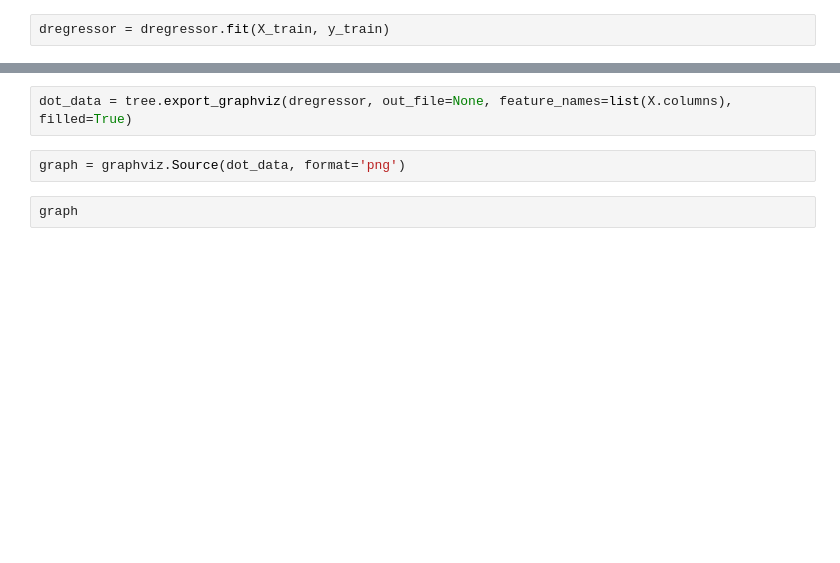
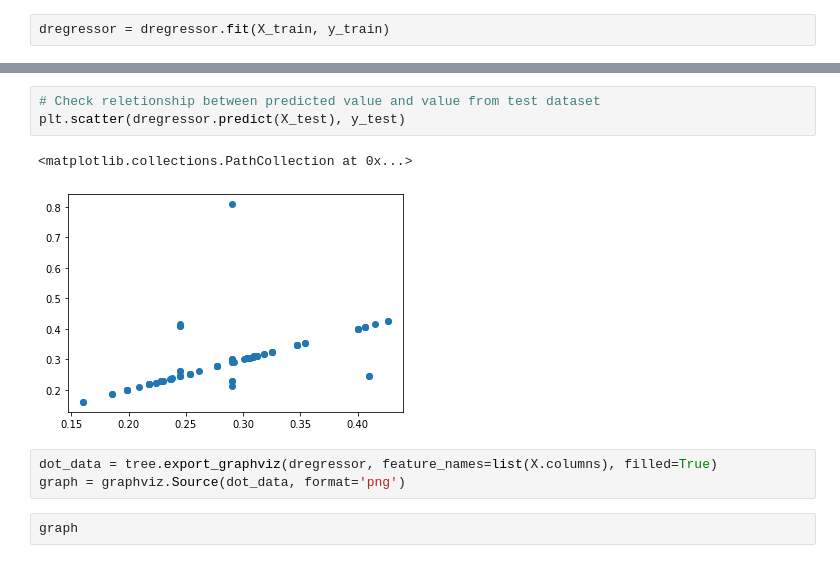
Before and after one commit to sergio12S/mean-reversing-bitcoin, a Jupyter notebook: dt_ml.ipynb, the cells around one changed output, grey strips where cells are left out. Saved outputs shown, nothing was run; the diff lists cells and outputs as text; blank space fills up the shorter version.

```diff
--- a/dt_ml.ipynb
+++ b/dt_ml.ipynb
@@ -63,7 +41,12 @@ list(X.columns)
+# %%
+# Check reletionship between predicted value and value from test dataset
+plt.scatter(dregressor.predict(X_test), y_test)
+# %% [output]
+<matplotlib.collections.PathCollection at 0x...>
+[figure, added]
 # %%
-dot_data = tree.export_graphviz(dregressor, out_file=None, feature_names=list(X.columns), filled=True)
+dot_data = tree.export_graphviz(dregressor, feature_names=list(X.columns), filled=True)
+graph = graphviz.Source(dot_data, format='png')
-# %%
-graph = graphviz.Source(dot_data, format='png')
 # %%
 graph
 # %% [output]
```
Also changed, not shown: parts of 6 cells of this notebook, 4 other files.
